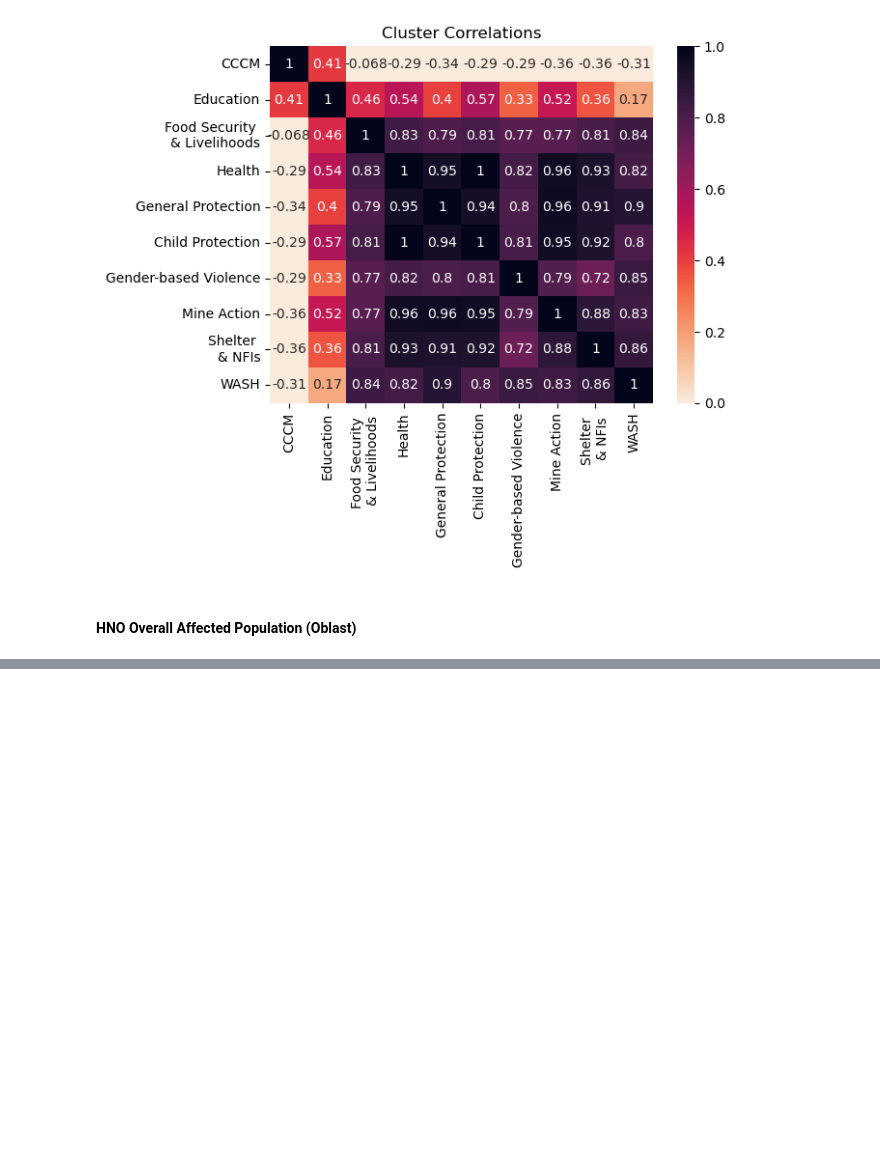
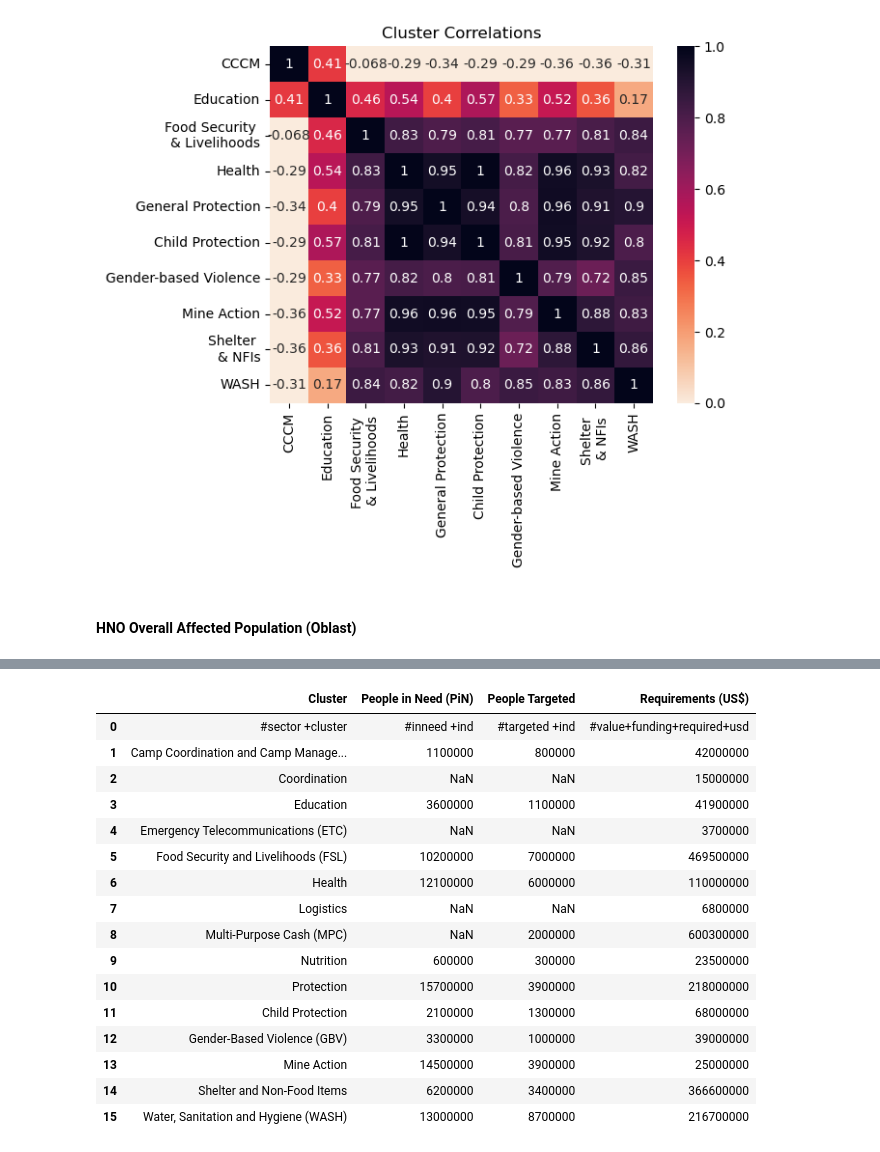
Before and after one commit to tanveerm176/Ukraine-Conflict-Humanitarian-Needs-Overview-Analysis, a Jupyter notebook: HNO-Visualization.ipynb, the cells around one changed output, grey strips where cells are left out. Saved outputs shown, nothing was run; the diff lists cells and outputs as text; code cells hidden in the pictures; blank space fills up the shorter version.

```diff
--- a/HNO-Visualization.ipynb
+++ b/HNO-Visualization.ipynb
@@ -442,0 +510,20 @@ else:
+# %%
+flash_appeal_funds
+# %% [output]
+|  | Cluster | People in Need (PiN) | People Targeted | Requirements (US$) |
+| 0 | #sector +cluster | #inneed +ind | #targeted +ind | #value+funding+required+usd |
+| 1 | Camp Coordination and Camp Manage... | 1100000 | 800000 | 42000000 |
+| 2 | Coordination | NaN | NaN | 15000000 |
+| 3 | Education | 3600000 | 1100000 | 41900000 |
+| 4 | Emergency Telecommunications (ETC) | NaN | NaN | 3700000 |
+| 5 | Food Security and Livelihoods (FSL) | 10200000 | 7000000 | 469500000 |
+| 6 | Health | 12100000 | 6000000 | 110000000 |
+| 7 | Logistics | NaN | NaN | 6800000 |
+| 8 | Multi-Purpose Cash (MPC) | NaN | 2000000 | 600300000 |
+| 9 | Nutrition | 600000 | 300000 | 23500000 |
+| 10 | Protection | 15700000 | 3900000 | 218000000 |
+| 11 | Child Protection | 2100000 | 1300000 | 68000000 |
+| 12 | Gender-Based Violence (GBV) | 3300000 | 1000000 | 39000000 |
+| 13 | Mine Action | 14500000 | 3900000 | 25000000 |
+| 14 | Shelter and Non-Food Items | 6200000 | 3400000 | 366600000 |
+| 15 | Water, Sanitation and Hygiene (WASH) | 13000000 | 8700000 | 216700000 |
```
Also changed, not shown: parts of 13 cells of this notebook, 2 other files.
